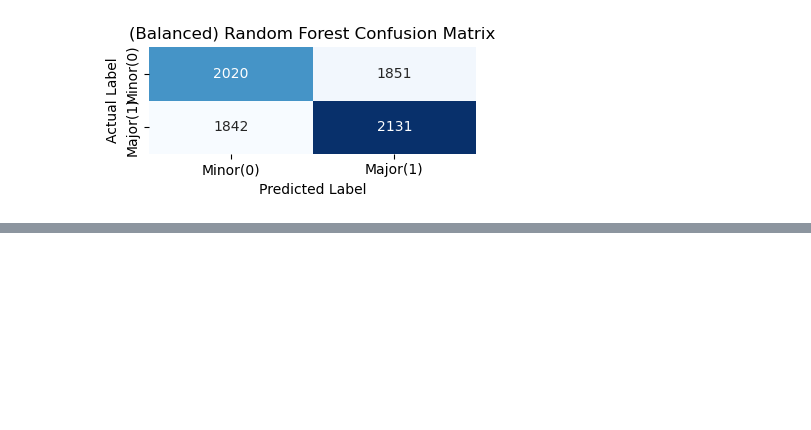
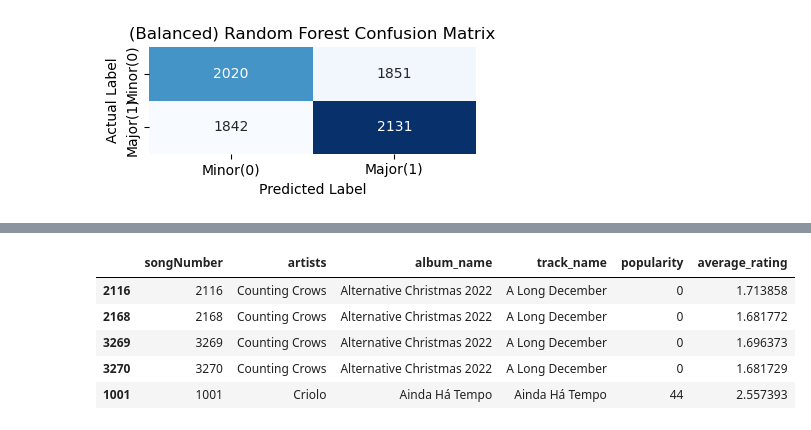
Before and after one commit to Archertakesitez/capstone_project_1001, a Jupyter notebook: joz part.ipynb, the cells around one changed output, grey strips where cells are left out. Cells and saved outputs as stored; diff of their text form; code cells hidden in the pictures; blank space fills up the shorter version.

```diff
--- a/joz part.ipynb
+++ b/joz part.ipynb
@@ -288,0 +348,14 @@ weighted avg       0.53      0.53      0.53      7844
+# %%
+# here we explore the repeating entries, with conclusions in our written document
+
+# Finding the rows that are repeated based on both 'track_name' and 'album_name' and 'track_genre'
+duplicates = sorted_songs[sorted_songs.duplicated(subset=['track_name', 'album_name','track_genre'], keep=False)]
+sorted_duplicates = duplicates.sort_values(by=['track_name', 'album_name','track_genre'])
+sorted_duplicates[['songNumber','artists','album_name','track_name','popularity','average_rating']].head()
+# %% [output]
+|  | songNumber | artists | album_name | track_name | popularity | average_rating |
+| 2116 | 2116 | Counting Crows | Alternative Christmas 2022 | A Long December | 0 | 1.713858 |
+| 2168 | 2168 | Counting Crows | Alternative Christmas 2022 | A Long December | 0 | 1.681772 |
+| 3269 | 3269 | Counting Crows | Alternative Christmas 2022 | A Long December | 0 | 1.696373 |
+| 3270 | 3270 | Counting Crows | Alternative Christmas 2022 | A Long December | 0 | 1.681729 |
+| 1001 | 1001 | Criolo | Ainda Há Tempo | Ainda Há Tempo | 44 | 2.557393 |
```
Also changed, not shown: parts of 8 cells of this notebook.
